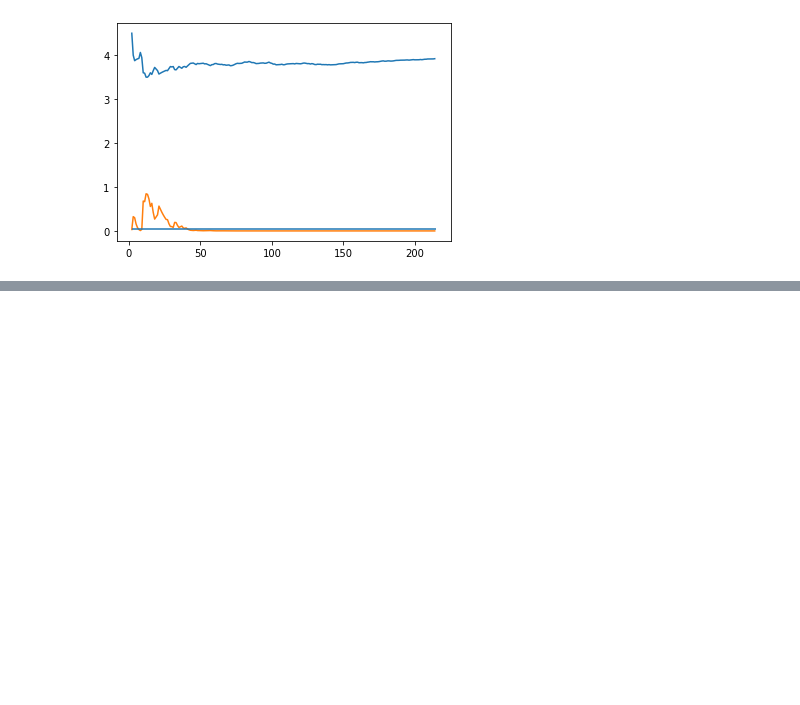
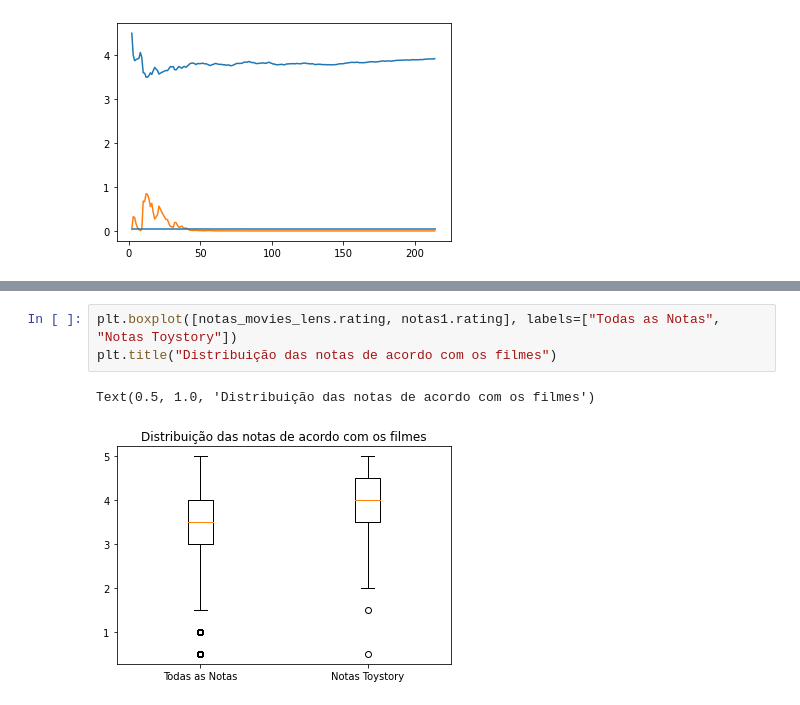
Before and after one commit to wiliands/estatistica_python, a Jupyter notebook: 04 - Testes_Estatisticos/DataScience_IntroducaoTeste.ipynb, the cells around one changed output, grey strips where cells are left out. Cells and saved outputs as stored; diff of their text form; blank space fills up the shorter version.

```diff
--- a/04 - Testes_Estatisticos/DataScience_IntroducaoTeste.ipynb
+++ b/04 - Testes_Estatisticos/DataScience_IntroducaoTeste.ipynb
@@ -293,0 +332,6 @@ plt.hlines(y = 0.05, xmin = 2, xmax=len(temp))
+# %%
+plt.boxplot([notas_movies_lens.rating, notas1.rating], labels=["Todas as Notas", "Notas Toystory"])
+plt.title("Distribuição das notas de acordo com os filmes")
+# %% [output]
+Text(0.5, 1.0, 'Distribuição das notas de acordo com os filmes')
+[figure, added]
```
Also changed, not shown: parts of 20 cells of this notebook.
